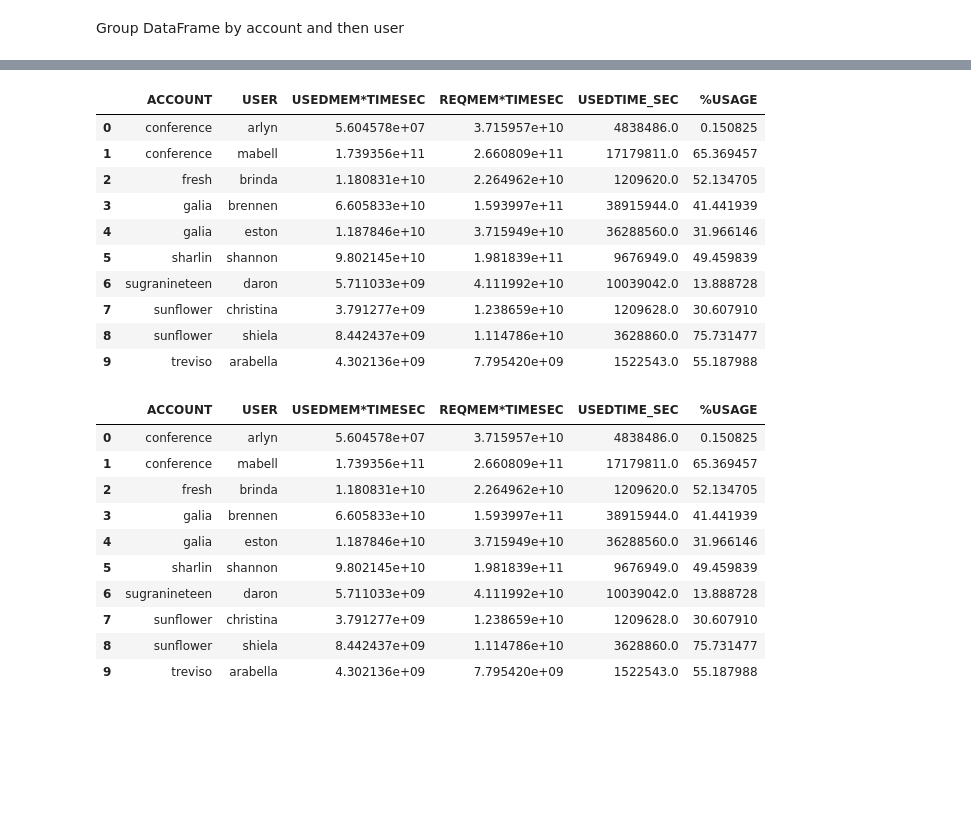
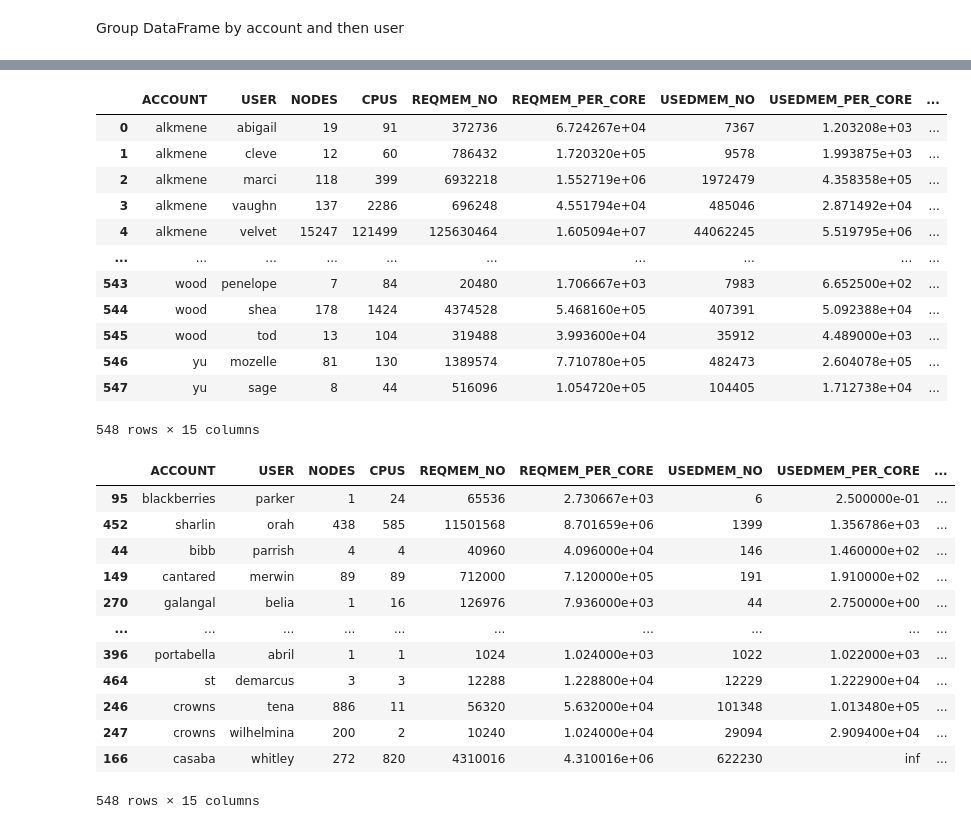
Before and after one commit to nss-data-science-cohort-4/dq2-accre-valkyries, a Jupyter notebook: notebooks/ONR_ACCRE_Q4_analysis.ipynb, the cells around one changed output, grey strips where cells are left out. Drawn from its saved outputs; the diff is of its cells as text; code cells hidden in the pictures; blank space fills up the shorter version.

```diff
--- a/notebooks/ONR_ACCRE_Q4_analysis.ipynb
+++ b/notebooks/ONR_ACCRE_Q4_analysis.ipynb
@@ -87,0 +55,5 @@ accre_prod_cplt_only.sort_values('USEDTIME_SEC' , ascending=False)
+# %%
+#accre_mem_use = accre[(accre['EXITCODE'] == '0:0') & (accre['STATE'] == 'COMPLETED') & (accre['PARTITION'] == 'production') & (accre['USEDMEM'] != 0)]
+#accre_mem_use
+accre_mem_use = accre[(accre['EXITCODE'] == '0:0') & (accre['STATE'] == 'COMPLETED') & (accre['PARTITION'] == 'production') & (accre['USEDMEM_PER_CORE'] != 0)]
+accre_mem_use
@@ -155,0 +155,3 @@ accre_prod_coi.head()
+# %%
+accre_mem_use['USEDMEM*TIMESEC'] = accre_mem_use['USEDMEM_PER_CORE']*accre_mem_use['USEDTIME_SEC']
+accre_mem_use['REQMEM*TIMESEC'] = accre_mem_use['REQMEM_PER_CORE']*accre_mem_use['USEDTIME_SEC']
@@ -253,4 +189,4 @@ accre_prod_coi.head(20)
 # %%
-accre_acct_user = accre_prod_coi.groupby(['ACCOUNT', 'USER']).sum().reset_index()
+accre_acct_user = accre_mem_use.groupby(['ACCOUNT', 'USER']).sum().reset_index()
 # ['USEDMEM*TIMESEC', 'REQMEM*TIMESEC']
 # %%
@@ -265,32 +208,36 @@ accre_acct_user.head()
 # %%
-accre_acct_user = accre_acct_user[['ACCOUNT', 'USER', 'USEDMEM*TIMESEC', 'REQMEM*TIMESEC', 'USEDTIME_SEC']]
+#accre_acct_user = accre_acct_user[['ACCOUNT', 'USER', 'USEDMEM*TIMESEC', 'REQMEM*TIMESEC', 'USEDTIME_SEC']]
 # %%
 accre_acct_user['%USAGE'] = accre_acct_user['USEDMEM*TIMESEC']/accre_acct_user['REQMEM*TIMESEC'] * 100
 # %%
 accre_acct_user
 # %% [output]
-|  | ACCOUNT | USER | USEDMEM*TIMESEC | REQMEM*TIMESEC | USEDTIME_SEC | %USAGE |
-| 0 | conference | arlyn | 5.604578e+07 | 3.715957e+10 | 4838486.0 | 0.150825 |
-| 1 | conference | mabell | 1.739356e+11 | 2.660809e+11 | 17179811.0 | 65.369457 |
-| 2 | fresh | brinda | 1.180831e+10 | 2.264962e+10 | 1209620.0 | 52.134705 |
-| 3 | galia | brennen | 6.605833e+10 | 1.593997e+11 | 38915944.0 | 41.441939 |
-| 4 | galia | eston | 1.187846e+10 | 3.715949e+10 | 36288560.0 | 31.966146 |
-| 5 | sharlin | shannon | 9.802145e+10 | 1.981839e+11 | 9676949.0 | 49.459839 |
-| 6 | sugranineteen | daron | 5.711033e+09 | 4.111992e+10 | 10039042.0 | 13.888728 |
-| 7 | sunflower | christina | 3.791277e+09 | 1.238659e+10 | 1209628.0 | 30.607910 |
-| 8 | sunflower | shiela | 8.442437e+09 | 1.114786e+10 | 3628860.0 | 75.731477 |
-| 9 | treviso | arabella | 4.302136e+09 | 7.795420e+09 | 1522543.0 | 55.187988 |
+|  | ACCOUNT | USER | NODES | CPUS | REQMEM_NO | REQMEM_PER_CORE | USEDMEM_NO | USEDMEM_PER_CORE | ... |
+| 0 | alkmene | abigail | 19 | 91 | 372736 | 6.724267e+04 | 7367 | 1.203208e+03 | ... |
+| 1 | alkmene | cleve | 12 | 60 | 786432 | 1.720320e+05 | 9578 | 1.993875e+03 | ... |
+| 2 | alkmene | marci | 118 | 399 | 6932218 | 1.552719e+06 | 1972479 | 4.358358e+05 | ... |
+| 3 | alkmene | vaughn | 137 | 2286 | 696248 | 4.551794e+04 | 485046 | 2.871492e+04 | ... |
+| 4 | alkmene | velvet | 15247 | 121499 | 125630464 | 1.605094e+07 | 44062245 | 5.519795e+06 | ... |
+| ... | ... | ... | ... | ... | ... | ... | ... | ... | ... |
+| 543 | wood | penelope | 7 | 84 | 20480 | 1.706667e+03 | 7983 | 6.652500e+02 | ... |
+| 544 | wood | shea | 178 | 1424 | 4374528 | 5.468160e+05 | 407391 | 5.092388e+04 | ... |
+| 545 | wood | tod | 13 | 104 | 319488 | 3.993600e+04 | 35912 | 4.489000e+03 | ... |
+| 546 | yu | mozelle | 81 | 130 | 1389574 | 7.710780e+05 | 482473 | 2.604078e+05 | ... |
+| 547 | yu | sage | 8 | 44 | 516096 | 1.054720e+05 | 104405 | 1.712738e+04 | ... |
+548 rows × 15 columns
 # %%
-accre_acct_user.sort_values(['ACCOUNT'], ascending=True)
+accre_acct_user.sort_values(['%USAGE'], ascending=True)
 # %% [output]
-|  | ACCOUNT | USER | USEDMEM*TIMESEC | REQMEM*TIMESEC | USEDTIME_SEC | %USAGE |
-| 0 | conference | arlyn | 5.604578e+07 | 3.715957e+10 | 4838486.0 | 0.150825 |
-| 1 | conference | mabell | 1.739356e+11 | 2.660809e+11 | 17179811.0 | 65.369457 |
-| 2 | fresh | brinda | 1.180831e+10 | 2.264962e+10 | 1209620.0 | 52.134705 |
-| 3 | galia | brennen | 6.605833e+10 | 1.593997e+11 | 38915944.0 | 41.441939 |
-| 4 | galia | eston | 1.187846e+10 | 3.715949e+10 | 36288560.0 | 31.966146 |
-| 5 | sharlin | shannon | 9.802145e+10 | 1.981839e+11 | 9676949.0 | 49.459839 |
-| 6 | sugranineteen | daron | 5.711033e+09 | 4.111992e+10 | 10039042.0 | 13.888728 |
-| 7 | sunflower | christina | 3.791277e+09 | 1.238659e+10 | 1209628.0 | 30.607910 |
-| 8 | sunflower | shiela | 8.442437e+09 | 1.114786e+10 | 3628860.0 | 75.731477 |
-| 9 | treviso | arabella | 4.302136e+09 | 7.795420e+09 | 1522543.0 | 55.187988 |
+|  | ACCOUNT | USER | NODES | CPUS | REQMEM_NO | REQMEM_PER_CORE | USEDMEM_NO | USEDMEM_PER_CORE | ... |
+| 95 | blackberries | parker | 1 | 24 | 65536 | 2.730667e+03 | 6 | 2.500000e-01 | ... |
+| 452 | sharlin | orah | 438 | 585 | 11501568 | 8.701659e+06 | 1399 | 1.356786e+03 | ... |
+| 44 | bibb | parrish | 4 | 4 | 40960 | 4.096000e+04 | 146 | 1.460000e+02 | ... |
+| 149 | cantared | merwin | 89 | 89 | 712000 | 7.120000e+05 | 191 | 1.910000e+02 | ... |
+| 270 | galangal | belia | 1 | 16 | 126976 | 7.936000e+03 | 44 | 2.750000e+00 | ... |
+| ... | ... | ... | ... | ... | ... | ... | ... | ... | ... |
+| 396 | portabella | abril | 1 | 1 | 1024 | 1.024000e+03 | 1022 | 1.022000e+03 | ... |
+| 464 | st | demarcus | 3 | 3 | 12288 | 1.228800e+04 | 12229 | 1.222900e+04 | ... |
+| 246 | crowns | tena | 886 | 11 | 56320 | 5.632000e+04 | 101348 | 1.013480e+05 | ... |
+| 247 | crowns | wilhelmina | 200 | 2 | 10240 | 1.024000e+04 | 29094 | 2.909400e+04 | ... |
+| 166 | casaba | whitley | 272 | 820 | 4310016 | 4.310016e+06 | 622230 | inf | ... |
+548 rows × 15 columns
```
Also changed, not shown: parts of 35 cells of this notebook.
